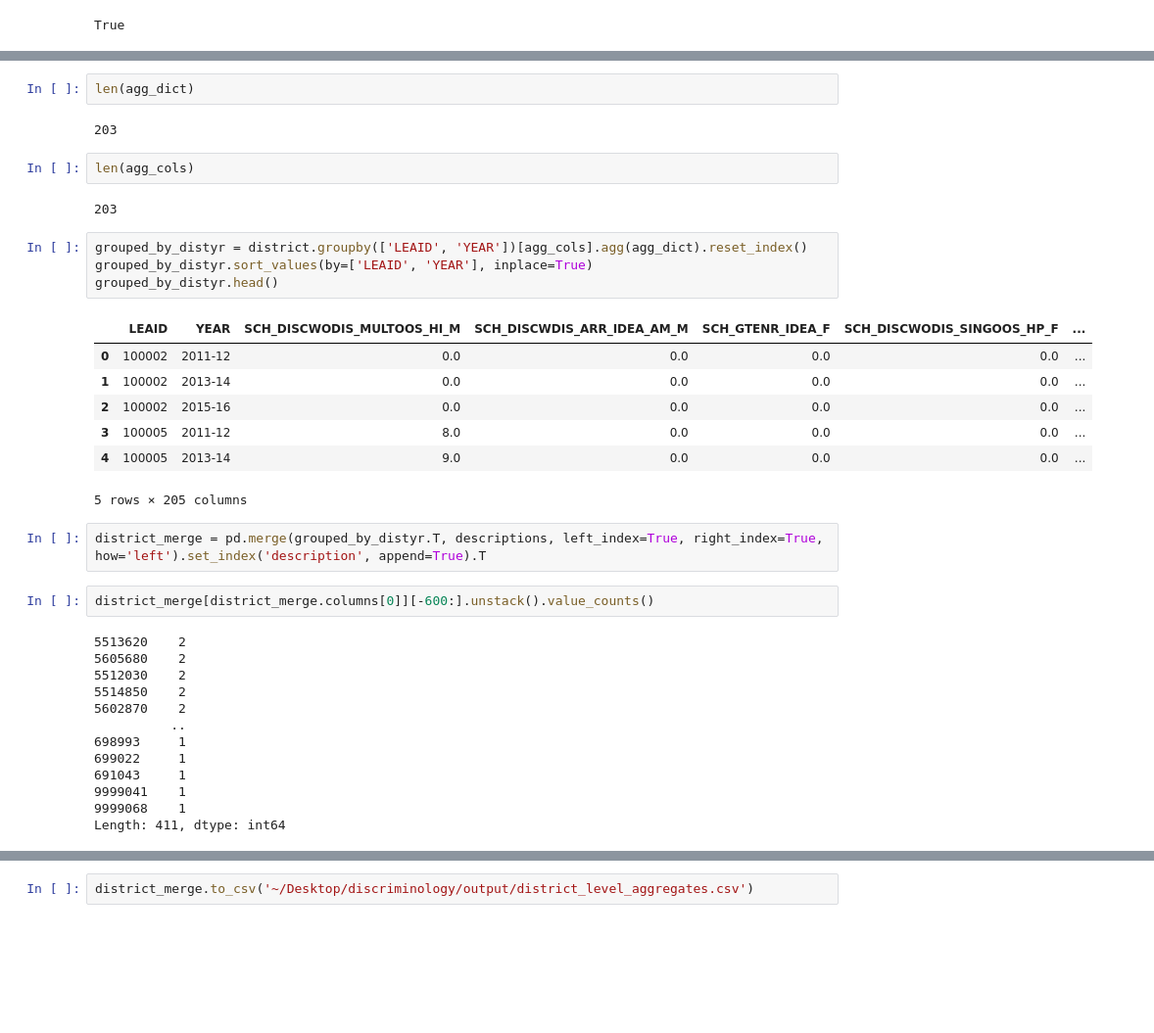
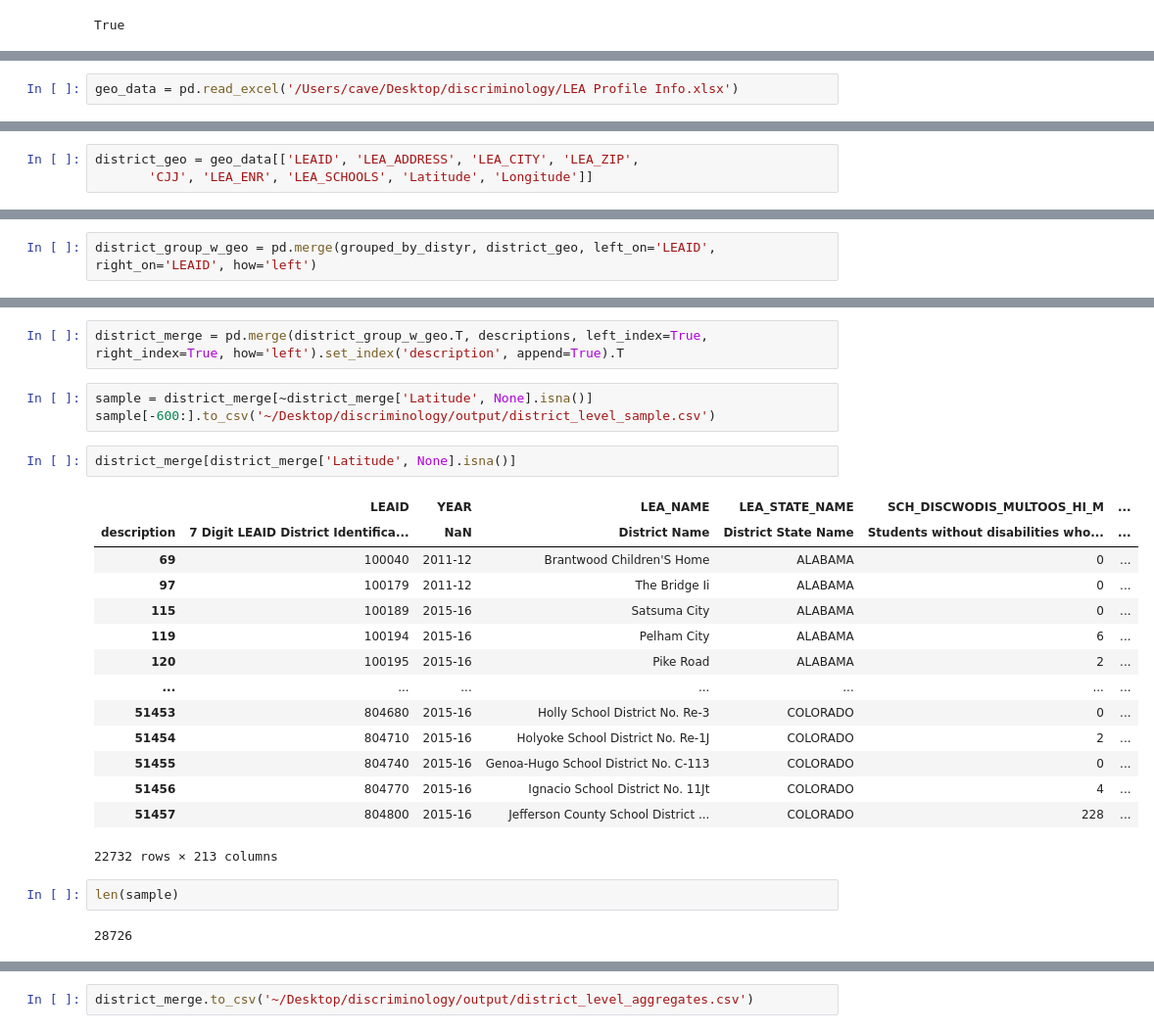
Before and after one commit to Discriminology/Educational-Equity-Data-Commons, a Jupyter notebook: data_processing.ipynb, the cells around one changed output, grey strips where cells are left out. Shown at 98% size. Drawn from its saved outputs; the diff is of its cells as text; blank space fills up the shorter version.

```diff
--- a/data_processing.ipynb
+++ b/data_processing.ipynb
@@ -623,0 +585,2 @@ temp_agg_dict = { 'LEA_NAME':'first',  'LEA_STATE_NAME':'first',
+# %%
+geo_data = pd.read_excel('/Users/cave/Desktop/discriminology/LEA Profile Info.xlsx')
@@ -623,0 +600,3 @@ temp_agg_dict = { 'LEA_NAME':'first',  'LEA_STATE_NAME':'first',
+# %%
+district_geo = geo_data[['LEAID', 'LEA_ADDRESS', 'LEA_CITY', 'LEA_ZIP',
+       'CJJ', 'LEA_ENR', 'LEA_SCHOOLS', 'Latitude', 'Longitude']]
@@ -623,0 +612,2 @@ temp_agg_dict = { 'LEA_NAME':'first',  'LEA_STATE_NAME':'first',
+# %%
+district_group_w_geo = pd.merge(grouped_by_distyr, district_geo, left_on='LEAID', right_on='LEAID', how='left')
@@ -624,37 +624,26 @@ temp_agg_dict = { 'LEA_NAME':'first',  'LEA_STATE_NAME':'first',
+# %%
+district_merge = pd.merge(district_group_w_geo.T, descriptions, left_index=True, right_index=True, how='left').set_index('description', append=True).T
+# %%
+sample = district_merge[~district_merge['Latitude', None].isna()]
+sample[-600:].to_csv('~/Desktop/discriminology/output/district_level_sample.csv')
+# %%
+district_merge[district_merge['Latitude', None].isna()]
+# %% [output]
+|  | LEAID | YEAR | LEA_NAME | LEA_STATE_NAME | SCH_DISCWODIS_MULTOOS_HI_M | ... |
+| description | 7 Digit LEAID District Identifica... | NaN | District Name | District State Name | Students without disabilities who... | ... |
+| 69 | 100040 | 2011-12 | Brantwood Children'S Home | ALABAMA | 0 | ... |
+| 97 | 100179 | 2011-12 | The Bridge Ii | ALABAMA | 0 | ... |
+| 115 | 100189 | 2015-16 | Satsuma City | ALABAMA | 0 | ... |
+| 119 | 100194 | 2015-16 | Pelham City | ALABAMA | 6 | ... |
+| 120 | 100195 | 2015-16 | Pike Road | ALABAMA | 2 | ... |
+| ... | ... | ... | ... | ... | ... | ... |
+| 51453 | 804680 | 2015-16 | Holly School District No. Re-3 | COLORADO | 0 | ... |
+| 51454 | 804710 | 2015-16 | Holyoke School District No. Re-1J | COLORADO | 2 | ... |
+| 51455 | 804740 | 2015-16 | Genoa-Hugo School District No. C-113 | COLORADO | 0 | ... |
+| 51456 | 804770 | 2015-16 | Ignacio School District No. 11Jt | COLORADO | 4 | ... |
+| 51457 | 804800 | 2015-16 | Jefferson County School District ... | COLORADO | 228 | ... |
+22732 rows × 213 columns
 # %%
-len(agg_dict)
+len(sample)
 # %% [output]
-203
+28726
-# %%
-len(agg_cols)
-# %% [output]
-203
-# %%
-grouped_by_distyr = district.groupby(['LEAID', 'YEAR'])[agg_cols].agg(agg_dict).reset_index()
-grouped_by_distyr.sort_values(by=['LEAID', 'YEAR'], inplace=True)
-grouped_by_distyr.head()
-# %% [output]
-|  | LEAID | YEAR | SCH_DISCWODIS_MULTOOS_HI_M | SCH_DISCWDIS_ARR_IDEA_AM_M | SCH_GTENR_IDEA_F | SCH_DISCWODIS_SINGOOS_HP_F | ... |
-| 0 | 100002 | 2011-12 | 0.0 | 0.0 | 0.0 | 0.0 | ... |
-| 1 | 100002 | 2013-14 | 0.0 | 0.0 | 0.0 | 0.0 | ... |
-| 2 | 100002 | 2015-16 | 0.0 | 0.0 | 0.0 | 0.0 | ... |
-| 3 | 100005 | 2011-12 | 8.0 | 0.0 | 0.0 | 0.0 | ... |
-| 4 | 100005 | 2013-14 | 9.0 | 0.0 | 0.0 | 0.0 | ... |
-5 rows × 205 columns
-# %%
-district_merge = pd.merge(grouped_by_distyr.T, descriptions, left_index=True, right_index=True, how='left').set_index('description', append=True).T
-# %%
-district_merge[district_merge.columns[0]][-600:].unstack().value_counts()
-# %% [output]
-5513620    2
-5605680    2
-5512030    2
-5514850    2
-5602870    2
-          ..
-698993     1
-699022     1
-691043     1
-9999041    1
-9999068    1
-Length: 411, dtype: int64
```
Also changed, not shown: parts of 26 cells of this notebook.
